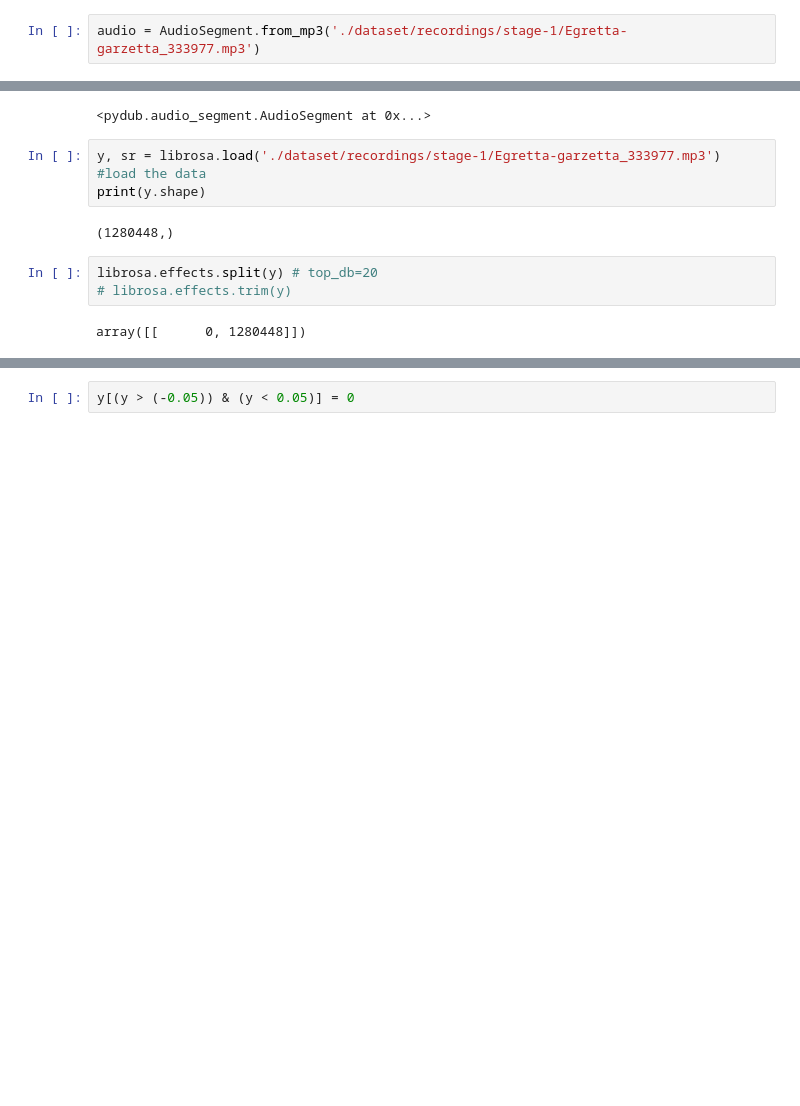
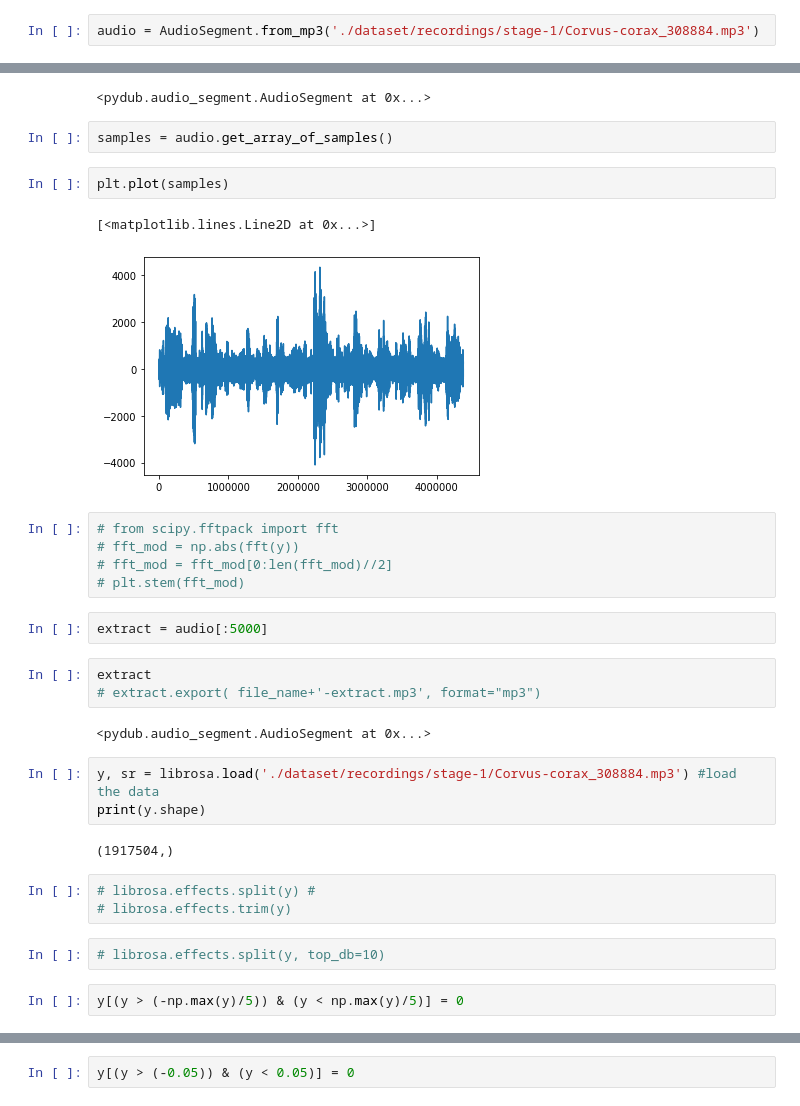
Before and after one commit to Masdevallia/what-bird-is-singing, a Jupyter notebook: Testing.ipynb, the cells around one changed output, grey strips where cells are left out. Saved outputs shown, nothing was run; the diff lists cells and outputs as text; blank space fills up the shorter version.

```diff
--- a/Testing.ipynb
+++ b/Testing.ipynb
@@ -9,18 +9,39 @@ import matplotlib.pyplot as plt
 # %%
 DF_selected = pd.read_csv('./dataset/birds_spain_selected.csv')
 # %%
-audio = AudioSegment.from_mp3('./dataset/recordings/stage-1/Egretta-garzetta_333977.mp3')
+audio = AudioSegment.from_mp3('./dataset/recordings/stage-1/Corvus-corax_308884.mp3')
 # %%
 audio
 # %% [output]
 <pydub.audio_segment.AudioSegment at 0x...>
+# %%
+samples = audio.get_array_of_samples()
+# %%
+plt.plot(samples)
+# %% [output]
+[<matplotlib.lines.Line2D at 0x...>]
+[figure, added]
+# %%
+# from scipy.fftpack import fft
+# fft_mod = np.abs(fft(y))
+# fft_mod = fft_mod[0:len(fft_mod)//2]
+# plt.stem(fft_mod)
+# %%
+extract = audio[:5000]
+# %%
+extract
+# extract.export( file_name+'-extract.mp3', format="mp3")
+# %% [output]
+<pydub.audio_segment.AudioSegment at 0x...>
 # %%
-y, sr = librosa.load('./dataset/recordings/stage-1/Egretta-garzetta_333977.mp3') #load the data
+y, sr = librosa.load('./dataset/recordings/stage-1/Corvus-corax_308884.mp3') #load the data
 print(y.shape)
 # %% [output]
-(1280448,)
+(1917504,)
 # %%
-librosa.effects.split(y) # top_db=20
+# librosa.effects.split(y) #
 # librosa.effects.trim(y)
-# %% [output]
-array([[      0, 1280448]])
+# %%
+# librosa.effects.split(y, top_db=10)
+# %%
+y[(y > (-np.max(y)/5)) & (y < np.max(y)/5)] = 0
```
Also changed, not shown: parts of 9 cells of this notebook.
